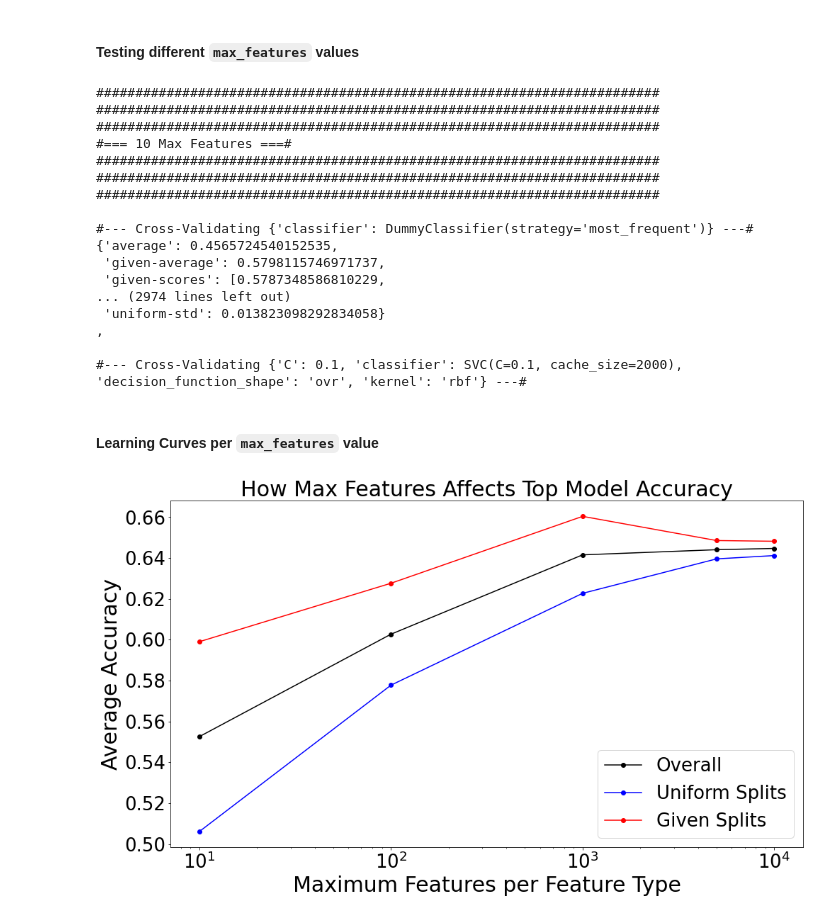
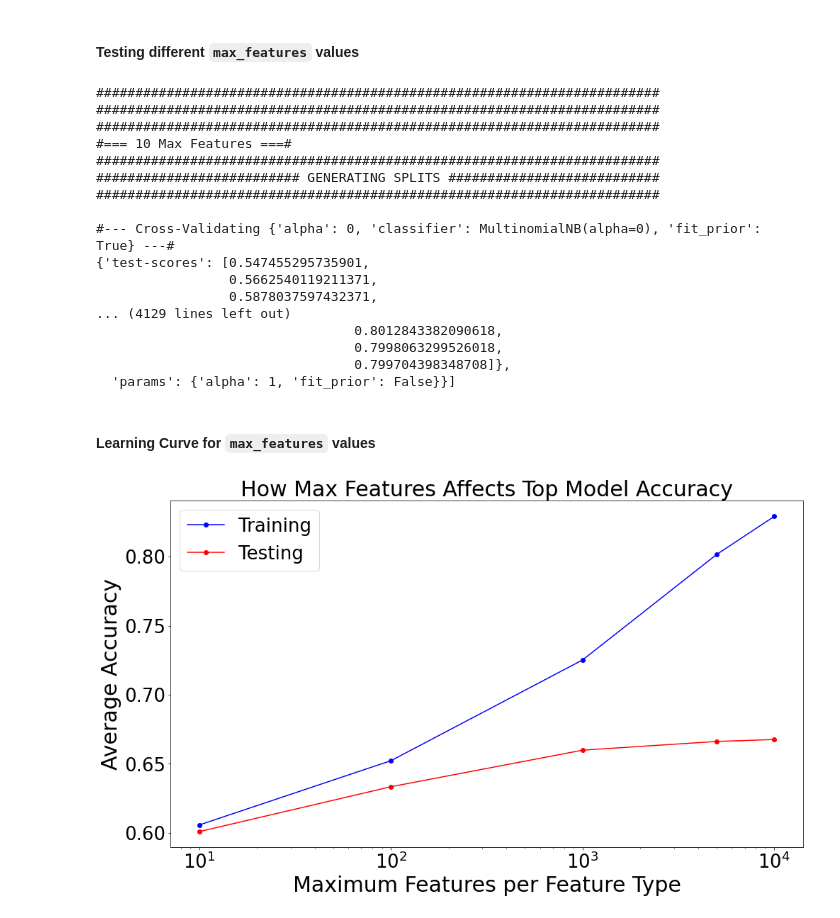
Before and after one commit to DigitalData/unimelb.comp30027.ml-assignment-2, a Jupyter notebook: code/sentiment-analysis.ipynb, the cells around one changed output. Saved outputs shown, nothing was run; the diff lists cells and outputs as text; code cells hidden in the pictures.

Commit message:
Finalized version
It's 3 AM

```diff
--- a/code/sentiment-analysis.ipynb
+++ b/code/sentiment-analysis.ipynb
@@ -1111,7 +1113,7 @@ show_save_sentiment_distribution(giv_df_train['sentiment'], giv_df_test['sentime
 # %%
 # implement my own version of cross validation
 def generate_cv_splits(df: pd.DataFrame, feature_types: list[str] = CHOSEN_FEATURES,
-        max_features: int = MAX_FEATURES, cv = 5):
+        max_features: int = MAX_FEATURES, cv = 10):
 
     splits = []
     new_df = df.copy()
@@ -1137,7 +1139,7 @@ def generate_cv_splits(df: pd.DataFrame, feature_types: list[str] = CHOSEN_FEATU
     return splits
 
 def generate_uniform_given_splits(df: pd.DataFrame, feature_types: list[str] = CHOSEN_FEATURES,
-        max_features: int = MAX_FEATURES, cv = 5):
+        max_features: int = MAX_FEATURES, cv = 10):
     uni_df_train, uni_df_test = generate_uniform_sentiments(df)
     uni_df = pd.concat([uni_df_train, uni_df_test])
     uni_splits = generate_cv_splits(uni_df, feature_types, max_features)
@@ -1351,12 +1334,8 @@ def upper_interval(model):
 # %% [markdown]
 #### Testing different `max_features` values
 # %%
-mf_models = {}
-mfs = [10, 100, 1000, 5000, 10000]
-for mf in [10, 100, 1000, 5000, 10000]:
+for mf in mfs:
     mf_models[mf] = []
-
-    uni_splits, giv_splits = generate_uniform_given_splits(train_df, max_features=mf)
 
     # this is not spam I just need these for my eyes to identify sections within outputs
     print('#'*72)
@@ -1364,15 +1343,20 @@ for mf in [10, 100, 1000, 5000, 10000]:
     print('#'*72)
     print(f'#=== {mf} Max Features ===#')
     print('#'*72)
-    print('#'*72)
+    print('#'*26 + ' GENERATING SPLITS ' + '#'*27)
+    # uni_splits, giv_splits = generate_uniform_given_splits(train_df, max_features=mf)
+    data_splits = generate_cv_splits(train_df, max_features=mf)
     print('#'*72)
     # test the max_features value
     for paramSet in model_parameters:
         params = dict([(key, values) for (key, values) in paramSet.items() if key != TYPE_CLASSIFIER])
         paramSet[TYPE_CLASSIFIER].set_params(**params)
+        start_time = time()
         print(f'\n#--- Cross-Validating {paramSet} ---#')
-        paramSet[TYPE_SCORES] = evaluate_score(paramSet[TYPE_CLASSIFIER], uni_splits, giv_splits)
+        paramSet[TYPE_SCORES] = evaluate_cross_val(paramSet[TYPE_CLASSIFIER], data_splits)
         pprint(paramSet[TYPE_SCORES])
+        delta_time = time() - start_time
+        print(f'# Evaluation Elapsed Time: {delta_time:.2f}s')
         print(',')
         mf_models[mf].append({
             'params': params,
@@ -1392,52 +1376,40 @@ for mf in [10, 100, 1000, 5000, 10000]:
 ########################################################################
 #=== 10 Max Features ===#
 ########################################################################
-########################################################################
+########################## GENERATING SPLITS ###########################
 ########################################################################
 
-#--- Cross-Validating {'classifier': DummyClassifier(strategy='most_frequent')} ---#
-{'average': 0.4565724540152535,
- 'given-average': 0.5798115746971737,
- 'given-scores': [0.5787348586810229,
-... (2974 lines left out)
- 'uniform-std': 0.013823098292834058}
-,
-
-#--- Cross-Validating {'C': 0.1, 'classifier': SVC(C=0.1, cache_size=2000), 'decision_function_shape': 'ovr', 'kernel': 'rbf'} ---#
+#--- Cross-Validating {'alpha': 0, 'classifier': MultinomialNB(alpha=0), 'fit_prior': True} ---#
+{'test-scores': [0.547455295735901,
+                 0.5662540119211371,
+                 0.5878037597432371,
+... (4129 lines left out)
+                                 0.8012843382090618,
+                                 0.7998063299526018,
+                                 0.799704398348708]},
+  'params': {'alpha': 1, 'fit_prior': False}}]
 # %% [markdown]
-#### Learning Curves per `max_features` value
+#### Learning Curve for `max_features` values
 # %%
-accs = []
-std = []
-uni_accs = []
-uni_std = []
-giv_accs = []
-giv_std = []
+train_accs = []
+test_accs = []
 
 for mf in mfs:
     m = mf_models[mf][0]
-    accs.append(m[TYPE_SCORES]['average'])
-    std.append(m[TYPE_SCORES]['std'])
-    uni_accs.append(m[TYPE_SCORES]['uniform-average'])
-    uni_std.append(m[TYPE_SCORES]['uniform-std'])
-    giv_accs.append(m[TYPE_SCORES]['given-average'])
-    giv_std.append(m[TYPE_SCORES]['given-std'])
+    train_accs.append(np.ma.average(m[TYPE_SCORES]['train-scores']))
+    test_accs.append(np.ma.average(m[TYPE_SCORES]['test-scores']))
 
 plt.figure(figsize=(16,9))
-plt.plot(mfs, accs, 'ko-')
-plt.plot(mfs, uni_accs, 'bo-')
-plt.plot(mfs, giv_accs, 'ro-')
-# plt.plot(mfs, np.add(accs, std), 'k--')
-# plt.plot(mfs, np.subtract(accs, std), 'k--')
-# plt.plot(mfs, np.add(uni_accs, uni_std), 'b--')
-# plt.plot(mfs, np.subtract(uni_accs, uni_std), 'b--')
-# plt.plot(mfs, np.add(giv_accs, giv_std), 'r--')
-# plt.plot(mfs, np.subtract(giv_accs, giv_std), 'r--')
+plt.plot(mfs, train_accs, 'bo-')
+plt.plot(mfs, test_accs, 'ro-')
 plt.title('How Max Features Affects Top Model Accuracy')
 plt.xlabel('Maximum Features per Feature Type')
 plt.ylabel('Average Accuracy')
-plt.legend(['Overall', 'Uniform Splits', 'Given Splits'])
+plt.legend(['Training', 'Testing'])
 plt.xscale('log')
 plt.savefig('../report/img/how-mf-varies-accuracies.png', bbox_inches='tight')
+
+# Choose the final max feature values
+FINAL_MAX_FEATURES = 10000
 # %% [output]
-[figure, old version]
+[figure, new version]
```
Also changed, not shown: parts of 11 cells of this notebook, 39 other files.
